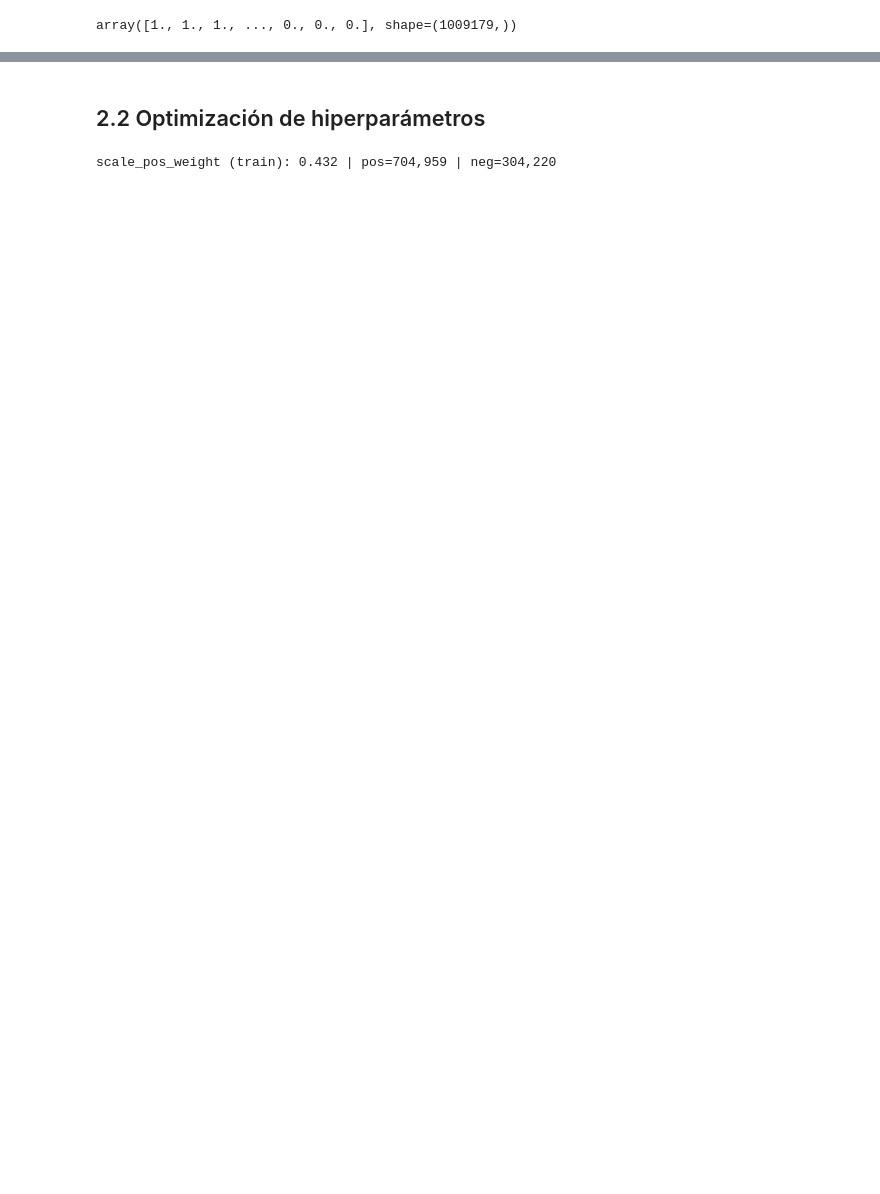
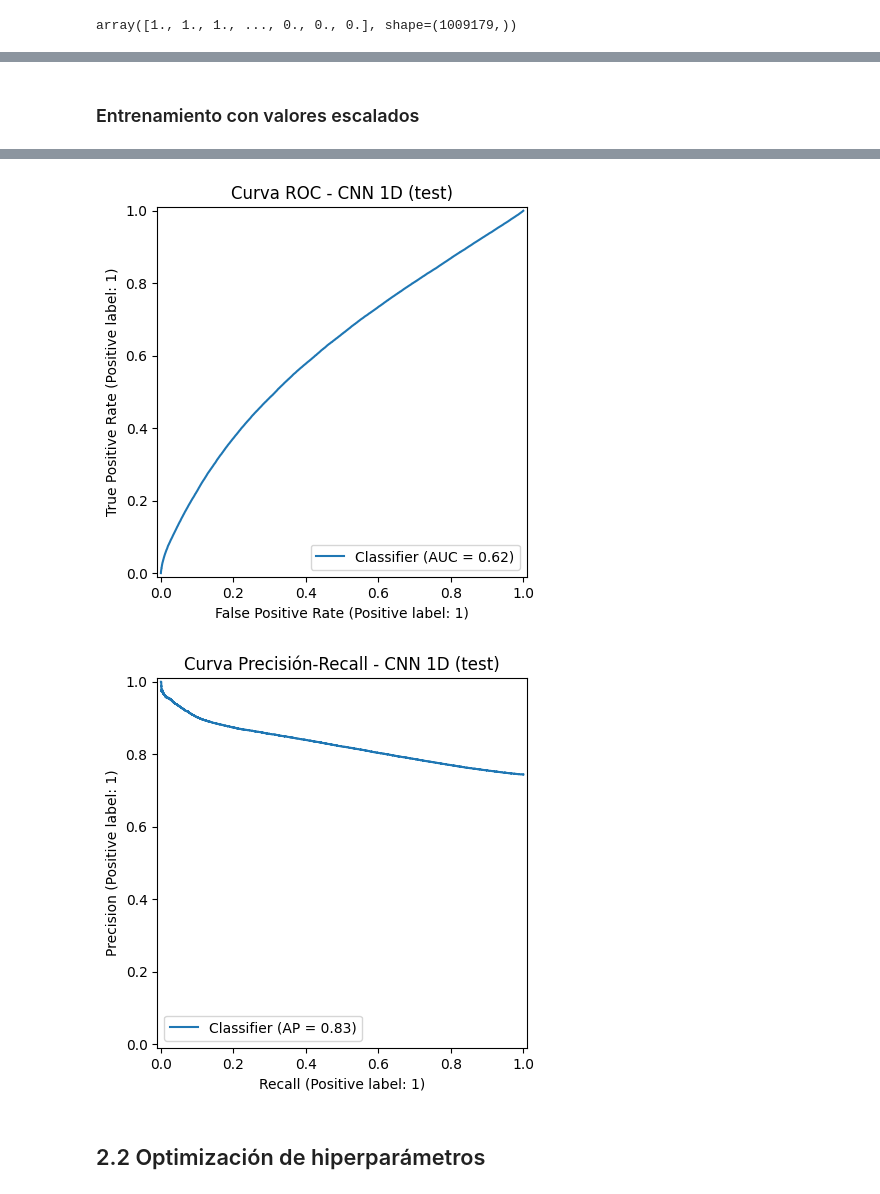
Before and after one commit to johnma96/thesis, a Jupyter notebook: notebooks/304-jmmz-dl-binary-modeling.ipynb, the cells around one changed output, grey strips where cells are left out. Cells and saved outputs as stored; diff of their text form; code cells hidden in the pictures; blank space fills up the shorter version.

```diff
--- a/notebooks/304-jmmz-dl-binary-modeling.ipynb
+++ b/notebooks/304-jmmz-dl-binary-modeling.ipynb
@@ -1237,3 +1345,10 @@ array([1., 1., 1., ..., 0., 0., 0.], shape=(1009179,))
+# %% [markdown]
+### Entrenamiento con valores escalados
 # %%
-model, scaler, info = train_cnn_1d(X_train_scaled, y_train.values, X_val_scaled, y_val.values, X_test_scaled, y_test.values)
+model, info = train_cnn_1d(X_train_scaled,
+                           y_train.values,
+                           X_val_scaled,
+                           y_val.values,
+                           X_test_scaled,
+                           y_test.values)
 # %% [output]
@@ -1241,0 +1372,2 @@ Epoch 002 | loss=0.6521 | val PR-AUC=0.8035 | val ROC-AUC=0.6019
+[figure, added]
+[figure, added]
@@ -1242,21 +1412,2 @@ Epoch 002 | loss=0.6521 | val PR-AUC=0.8035 | val ROC-AUC=0.6019
 # %% [markdown]
 ## 2.2 Optimización de hiperparámetros
-# %%
-
-import xgboost as xgb
-import numpy as np
-import pandas as pd
-import time
-
-# 1) Desbalance SOLO del TRAIN (positiva = 1 estresado)
-n_pos = int(np.sum(y_train == 1))
-n_neg = int(np.sum(y_train == 0))
-scale_pos_weight = n_neg / n_pos
-print(f"scale_pos_weight (train): {scale_pos_weight:.3f} | pos={n_pos:,} | neg={n_neg:,}")
-
-# 2) DMatrix para API xgb.train (compatible con xgboost==3.1.2)
-dtrain = xgb.DMatrix(X_train, label=y_train)
-dval   = xgb.DMatrix(X_val,   label=y_val)
-dtest  = xgb.DMatrix(X_test,  label=y_test)
-# %% [output]
-scale_pos_weight (train): 0.432 | pos=704,959 | neg=304,220
```
Also changed, not shown: parts of 32 cells of this notebook, 1 other file.
